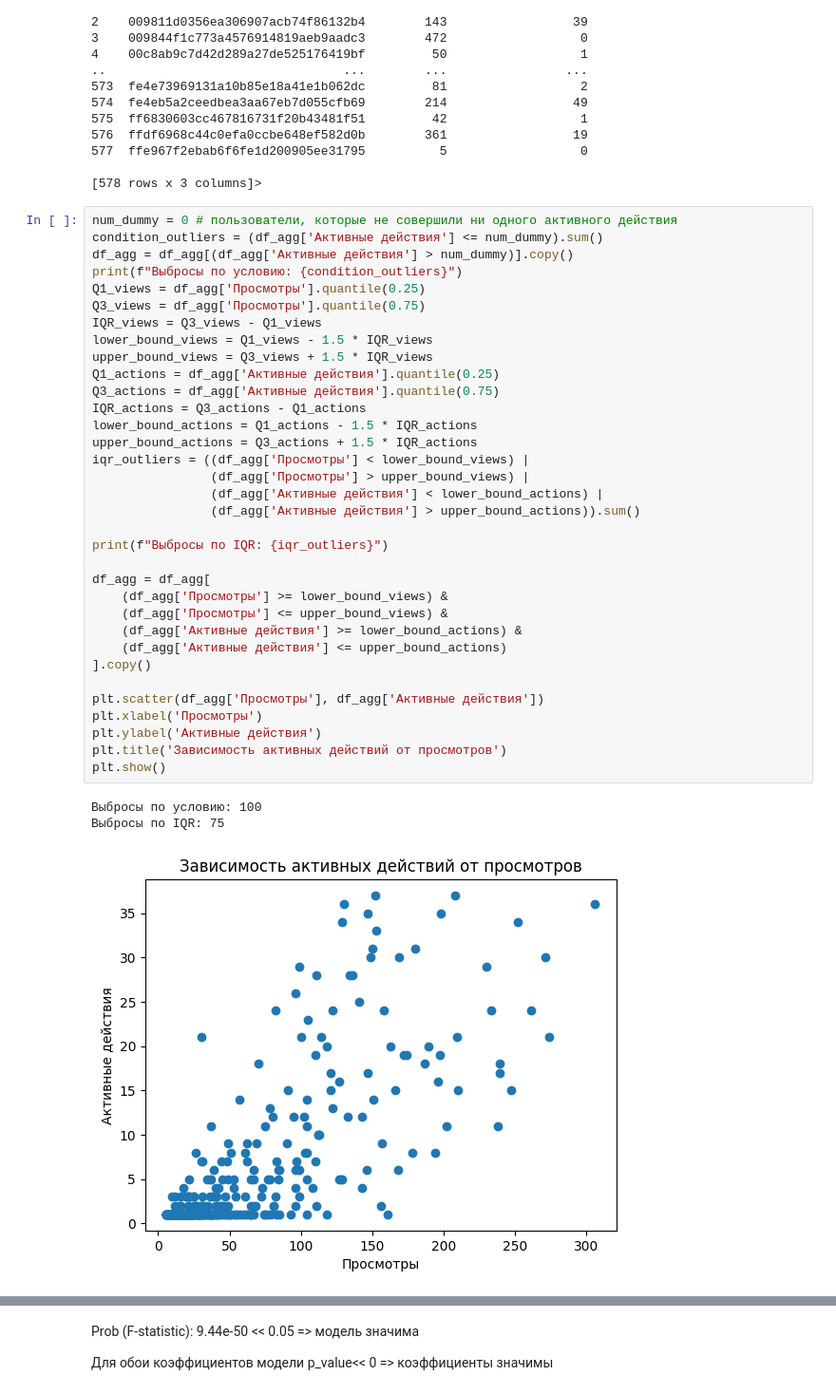
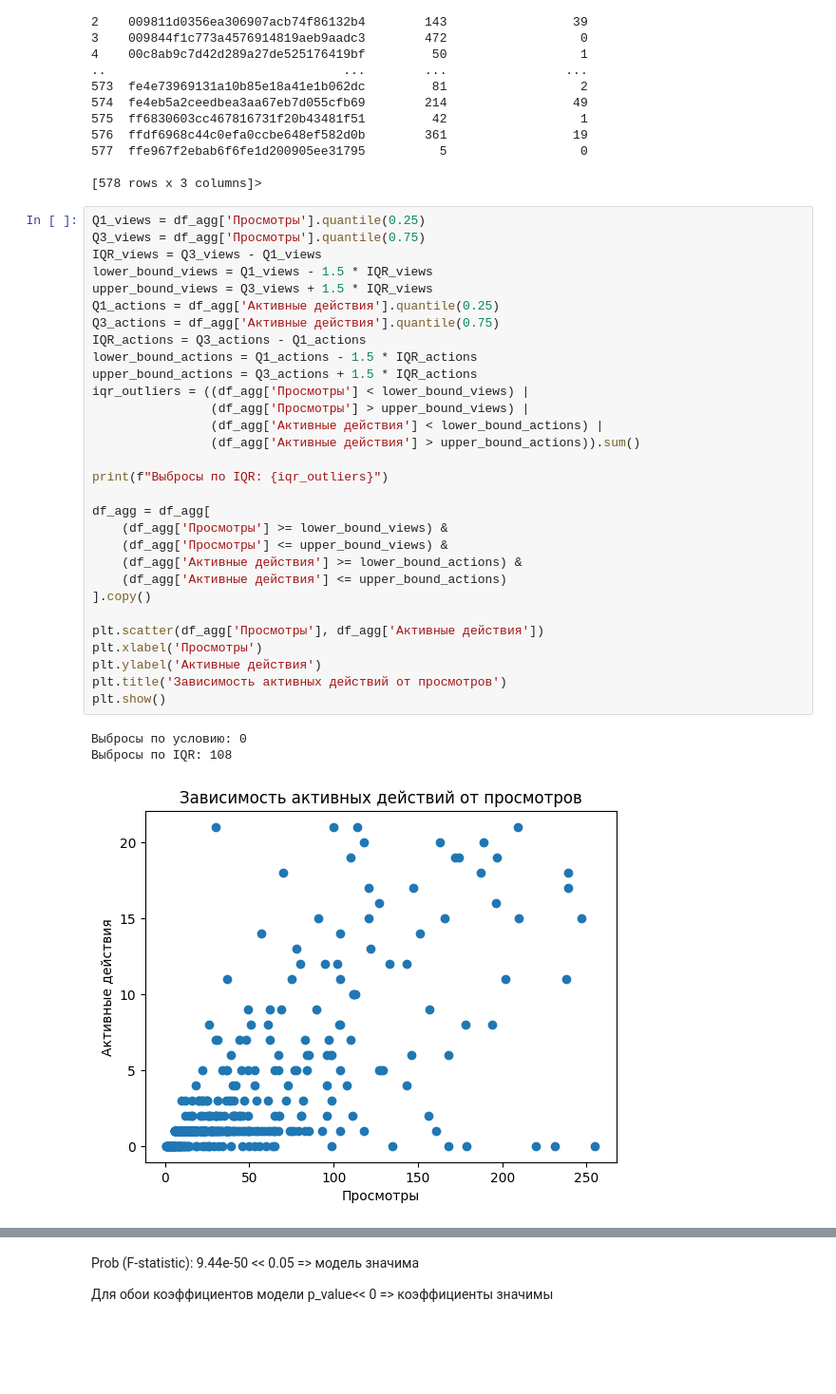
Before and after one commit to DaniilPominov/data_science, a Jupyter notebook: src/project/Анализ цифрового следа-Поминов zero inf.ipynb, the cells around one changed output, grey strips where cells are left out. Shown: that part at 95% size. Cells and saved outputs as stored; diff of their text form; blank space fills up the shorter version.

```diff
--- a/src/project/Анализ цифрового следа-Поминов zero inf.ipynb
+++ b/src/project/Анализ цифрового следа-Поминов zero inf.ipynb
@@ -76,40 +75,36 @@ df_agg.info
 
 [578 rows x 3 columns]>
 # %%
-num_dummy = 0 # пользователи, которые не совершили ни одного активного действия
-condition_outliers = (df_agg['Активные действия'] <= num_dummy).sum()
-df_agg = df_agg[(df_agg['Активные действия'] > num_dummy)].copy()
-print(f"Выбросы по условию: {condition_outliers}")
 Q1_views = df_agg['Просмотры'].quantile(0.25)
 Q3_views = df_agg['Просмотры'].quantile(0.75)
 IQR_views = Q3_views - Q1_views
 lower_bound_views = Q1_views - 1.5 * IQR_views
 upper_bound_views = Q3_views + 1.5 * IQR_views
 Q1_actions = df_agg['Активные действия'].quantile(0.25)
 Q3_actions = df_agg['Активные действия'].quantile(0.75)
 IQR_actions = Q3_actions - Q1_actions
 lower_bound_actions = Q1_actions - 1.5 * IQR_actions
 upper_bound_actions = Q3_actions + 1.5 * IQR_actions
 iqr_outliers = ((df_agg['Просмотры'] < lower_bound_views) |
                 (df_agg['Просмотры'] > upper_bound_views) |
                 (df_agg['Активные действия'] < lower_bound_actions) |
                 (df_agg['Активные действия'] > upper_bound_actions)).sum()
 
 print(f"Выбросы по IQR: {iqr_outliers}")
 
 df_agg = df_agg[
     (df_agg['Просмотры'] >= lower_bound_views) &
     (df_agg['Просмотры'] <= upper_bound_views) &
     (df_agg['Активные действия'] >= lower_bound_actions) &
     (df_agg['Активные действия'] <= upper_bound_actions)
 ].copy()
 
 plt.scatter(df_agg['Просмотры'], df_agg['Активные действия'])
 plt.xlabel('Просмотры')
 plt.ylabel('Активные действия')
 plt.title('Зависимость активных действий от просмотров')
 plt.show()
 # %% [output]
-Выбросы по условию: 100
-Выбросы по IQR: 75
+Выбросы по условию: 0
+Выбросы по IQR: 108
-[figure, old version]
+[figure, new version]
```
Also changed, not shown: parts of 29 cells of this notebook, 1 other file.
